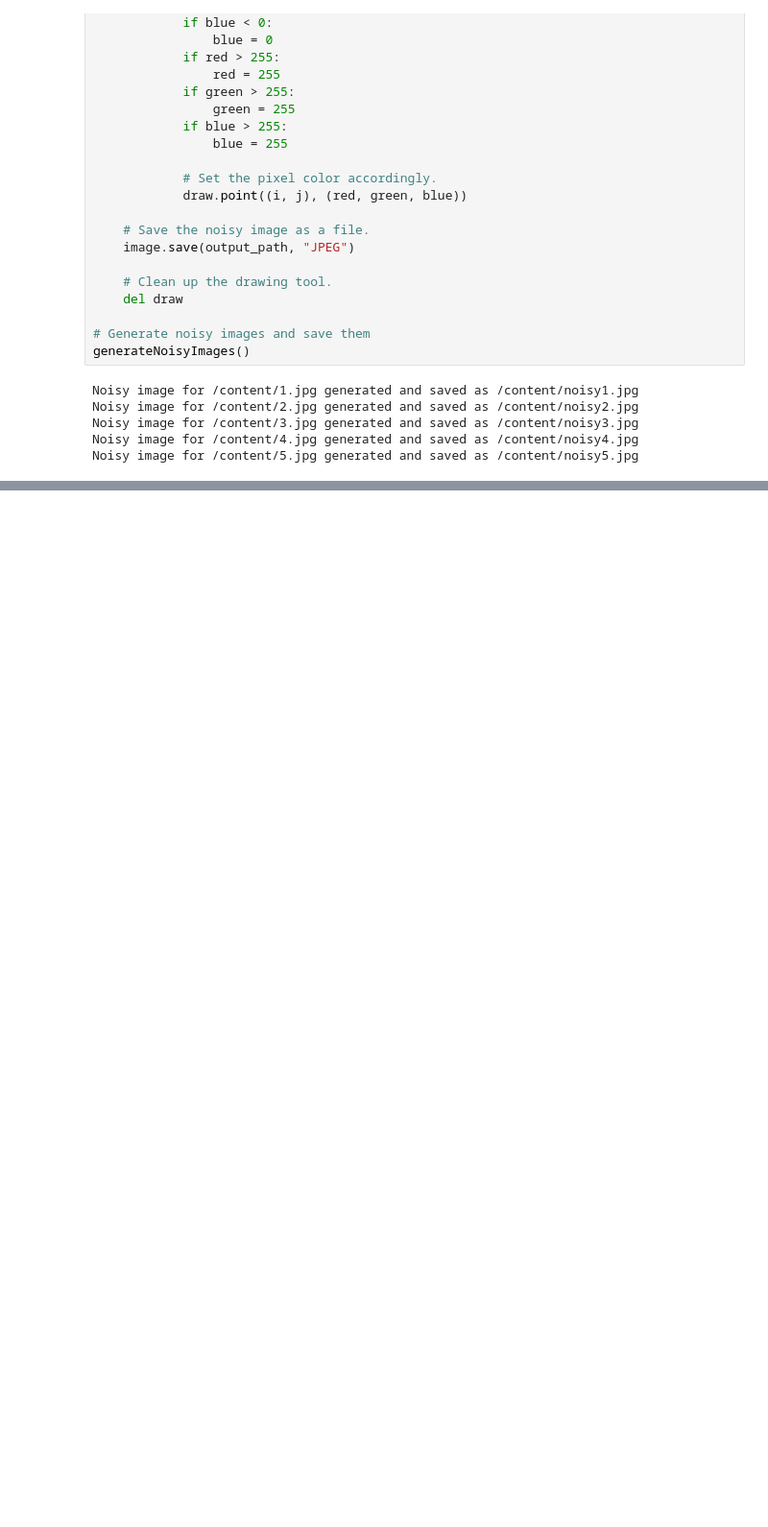
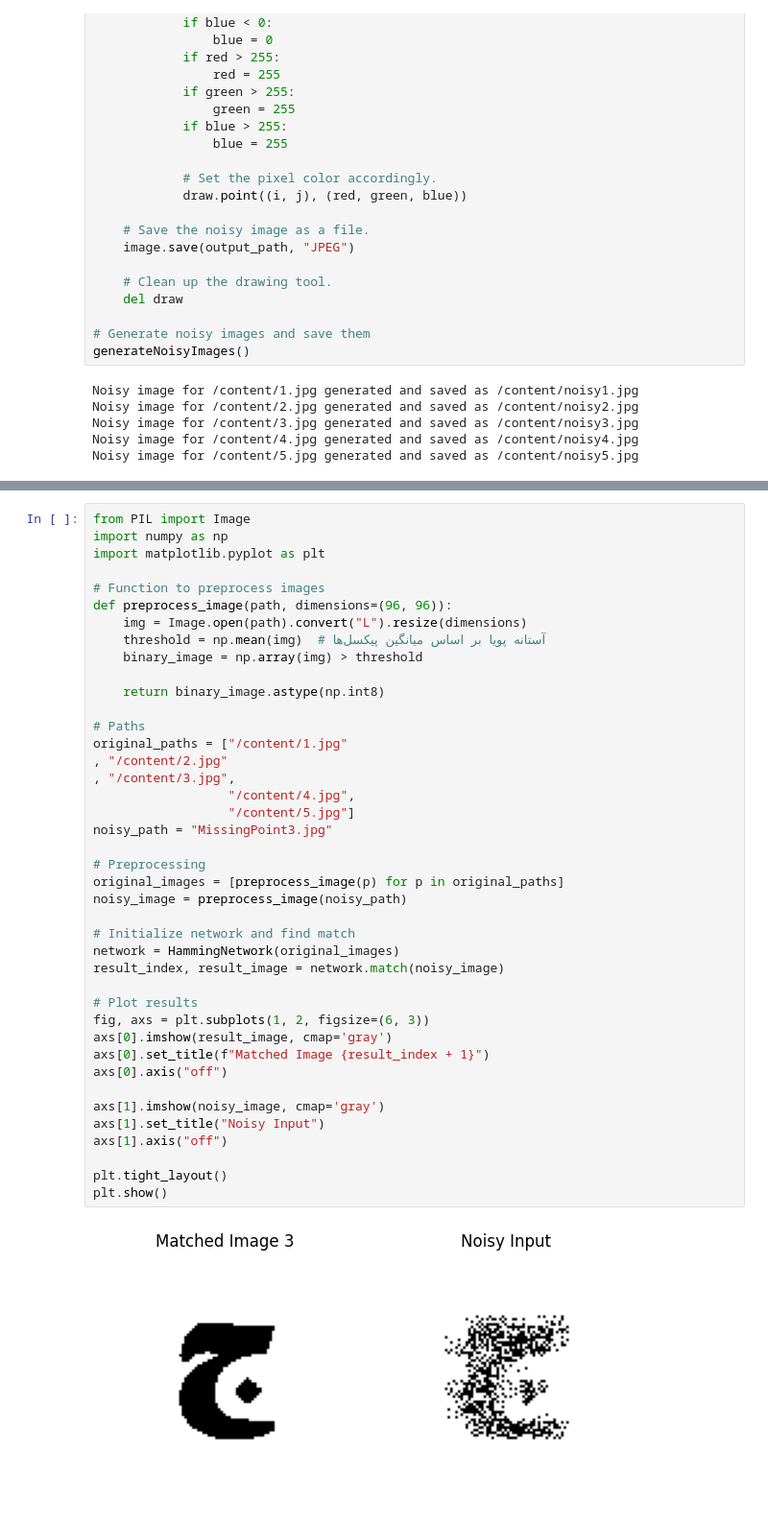
Before and after one commit to nimajr/MachineLearning2023, a Jupyter notebook: hw2/q3/HW2Q3.ipynb, the cells around one changed output, grey strips where cells are left out. Shown at 96% size. Drawn from its saved outputs; the diff is of its cells as text; blank space fills up the shorter version.

```diff
--- a/hw2/q3/HW2Q3.ipynb
+++ b/hw2/q3/HW2Q3.ipynb
@@ -134,0 +336,43 @@ Noisy image for /content/5.jpg generated and saved as /content/noisy5.jpg
+# %%
+from PIL import Image
+import numpy as np
+import matplotlib.pyplot as plt
+
+# Function to preprocess images
+def preprocess_image(path, dimensions=(96, 96)):
+    img = Image.open(path).convert("L").resize(dimensions)
+    threshold = np.mean(img)  # آستانه پویا بر اساس میانگین پیکسل‌ها
+    binary_image = np.array(img) > threshold
+
+    return binary_image.astype(np.int8)
+
+# Paths
+original_paths = ["/content/1.jpg"
+, "/content/2.jpg"
+, "/content/3.jpg",
+                  "/content/4.jpg",
+                  "/content/5.jpg"]
+noisy_path = "MissingPoint3.jpg"
+
+# Preprocessing
+original_images = [preprocess_image(p) for p in original_paths]
+noisy_image = preprocess_image(noisy_path)
+
+# Initialize network and find match
+network = HammingNetwork(original_images)
+result_index, result_image = network.match(noisy_image)
+
+# Plot results
+fig, axs = plt.subplots(1, 2, figsize=(6, 3))
+axs[0].imshow(result_image, cmap='gray')
+axs[0].set_title(f"Matched Image {result_index + 1}")
+axs[0].axis("off")
+
+axs[1].imshow(noisy_image, cmap='gray')
+axs[1].set_title("Noisy Input")
+axs[1].axis("off")
+
+plt.tight_layout()
+plt.show()
+# %% [output]
+[figure, added]
```
Also changed, not shown: parts of 4 cells of this notebook.
